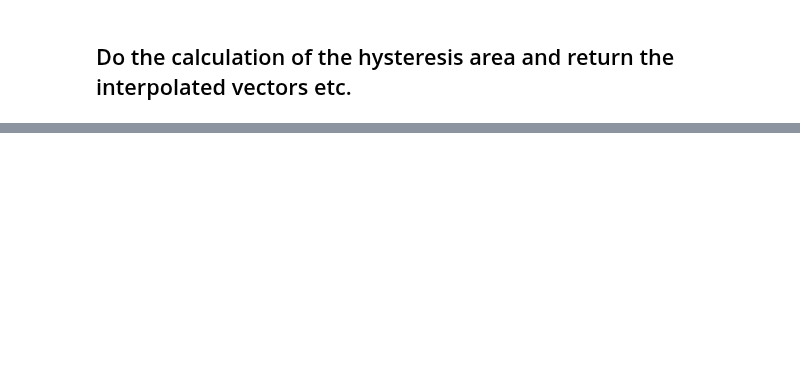
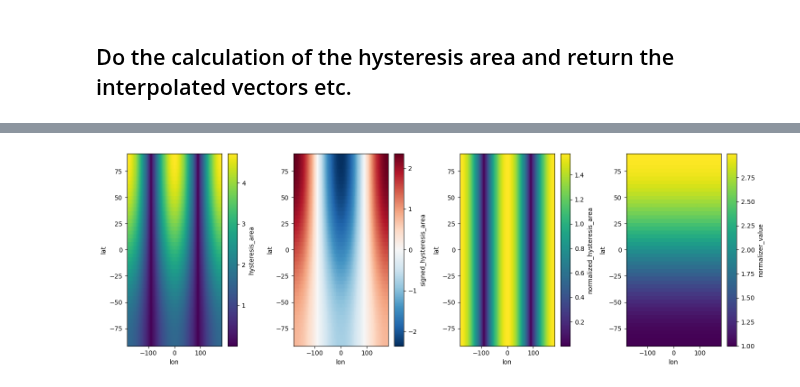
Before and after one commit to eikekoehn/hysteresis, a Jupyter notebook: demo_3d.ipynb, the cells around one changed output, grey strips where cells are left out. Drawn from its saved outputs; the diff is of its cells as text; code cells hidden in the pictures; blank space fills up the shorter version.

```diff
--- a/demo_3d.ipynb
+++ b/demo_3d.ipynb
@@ -100,0 +82,10 @@ Coordinates:
+# %%
+fig,ax = plt.subplots(1,4,figsize=(15,5))
+ds.hysteresis_area.plot(ax=ax[0])
+ds.signed_hysteresis_area.plot(ax=ax[1])
+ds.normalized_hysteresis_area.plot(ax=ax[2])
+ds.normalizer_value.plot(ax=ax[3])
+plt.tight_layout()
+plt.show()
+# %% [output]
+[figure, added]
```
Also changed, not shown: parts of 11 cells of this notebook.
